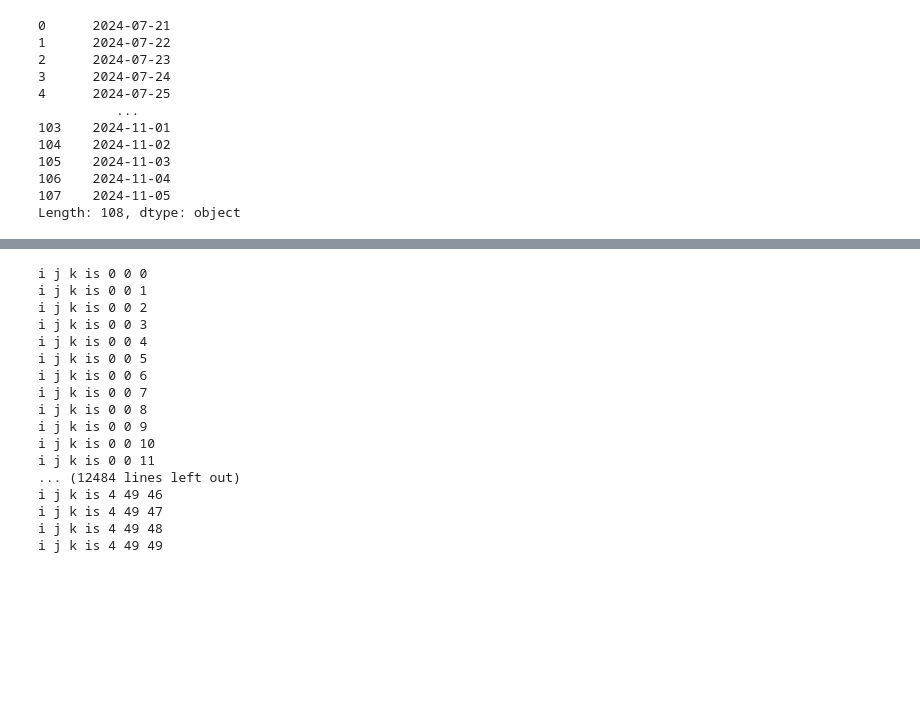
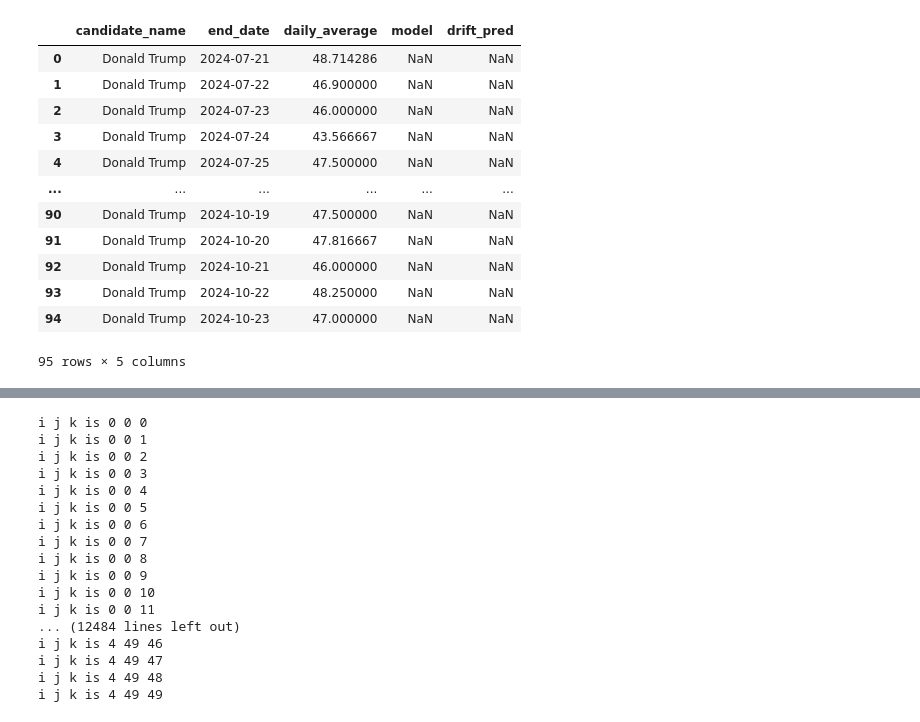
Before and after one commit to wh33les/2024ElectionForecast, a Jupyter notebook: forecast.ipynb, the cells around one changed output, grey strips where cells are left out. Drawn from its saved outputs; the diff is of its cells as text; code cells hidden in the pictures; blank space fills up the shorter version.

```diff
--- a/forecast.ipynb
+++ b/forecast.ipynb
@@ -22,28 +22,29 @@ import numpy as np
 # %%
 # Load the data
 
-# old_cleaned_df = pd.read_csv("df_cleaned.csv", parse_dates=['end_date']) # when updating
+old_cleaned_df = pd.read_csv("df_cleaned.csv") # when updating
 raw_data = pd.read_csv("..\\TableauProjects\\PollingAverages\\president_polls.csv")
 
 # Parse the dates (need to do it this way so they are actually dates)
 
-# old_cleaned_df['end_date'] = pd.to_datetime(old_cleaned_df['end_date'], format='mixed').dt.date
+old_cleaned_df['end_date'] = pd.to_datetime(old_cleaned_df['end_date'], format='mixed').dt.date
 raw_data['end_date'] = pd.to_datetime(raw_data['end_date'], format='mixed').dt.date
 
-# # Trim the new raw data (if updating)
+# Trim the new raw data (if updating)
 
-# next_index = old_cleaned_df['drift_pred'].first_valid_index()
-# new_date = old_cleaned_df['end_date'][next_index]
-# raw_data = raw_data[raw_data['end_date'] >= new_date]
+next_index = old_cleaned_df['drift_pred'].first_valid_index()
+new_date = old_cleaned_df['end_date'][next_index]
+raw_data = raw_data[raw_data['end_date'] >= new_date]
 
-# Define new_date (if not updating, assumes getting updated everyday)
+# # Define new_date (if not updating, assumes getting updated everyday)
 
-new_date = raw_data['end_date'][0] + pd.Timedelta(days=1)
+# new_date = raw_data['end_date'][0] + pd.Timedelta(days=1)
 
-# # Remove the new_date row from the old data and clear the drift_pred column
+# Remove the new_date row from the old data and clear the model and drift_pred columns
 
-# old_cleaned_df = old_cleaned_df.drop(old_cleaned_df[old_cleaned_df['end_date'] == new_date].index)
-# old_cleaned_df['drift_pred'] = pd.Series(np.nan, index=range(len(old_cleaned_df)))
+old_cleaned_df = old_cleaned_df.drop(old_cleaned_df[old_cleaned_df['end_date'] == new_date].index)
+old_cleaned_df['model'] = pd.Series(np.nan, index=range(len(old_cleaned_df)))
+old_cleaned_df['drift_pred'] = pd.Series(np.nan, index=range(len(old_cleaned_df)))
 # %%
 # Extract the Trump and Harris rows with just the likely voters, with just the columns I want
 
@@ -95,3 +116,19 @@ harris = df_cleaned[df_cleaned['candidate_name'] == 'Kamala Harris']
+# %%
+trump
+# %% [output]
+|  | candidate_name | end_date | daily_average | model | drift_pred |
+| 0 | Donald Trump | 2024-07-21 | 48.714286 | NaN | NaN |
+| 1 | Donald Trump | 2024-07-22 | 46.900000 | NaN | NaN |
+| 2 | Donald Trump | 2024-07-23 | 46.000000 | NaN | NaN |
+| 3 | Donald Trump | 2024-07-24 | 43.566667 | NaN | NaN |
+| 4 | Donald Trump | 2024-07-25 | 47.500000 | NaN | NaN |
+| ... | ... | ... | ... | ... | ... |
+| 90 | Donald Trump | 2024-10-19 | 47.500000 | NaN | NaN |
+| 91 | Donald Trump | 2024-10-20 | 47.816667 | NaN | NaN |
+| 92 | Donald Trump | 2024-10-21 | 46.000000 | NaN | NaN |
+| 93 | Donald Trump | 2024-10-22 | 48.250000 | NaN | NaN |
+| 94 | Donald Trump | 2024-10-23 | 47.000000 | NaN | NaN |
+95 rows × 5 columns
 # %%
 # Create splits for hyperparameter tuning
 
@@ -122,18 +159,3 @@ x = pd.concat([df_cleaned['end_date'].drop_duplicates(), days_till_then], ignore
 no_test_days = 0 # may want more than 0 for verifying the model is appropriate
 x_train = x[:-(len(days_till_then)+no_test_days)]
 x_test = x[-(len(days_till_then)+no_test_days):]
-# %%
-x
-# %% [output]
-0      2024-07-21
-1      2024-07-22
-2      2024-07-23
-3      2024-07-24
-4      2024-07-25
-          ...
-103    2024-11-01
-104    2024-11-02
-105    2024-11-03
-106    2024-11-04
-107    2024-11-05
-Length: 108, dtype: object
```
Also changed, not shown: parts of 13 cells of this notebook, 7 other files.
